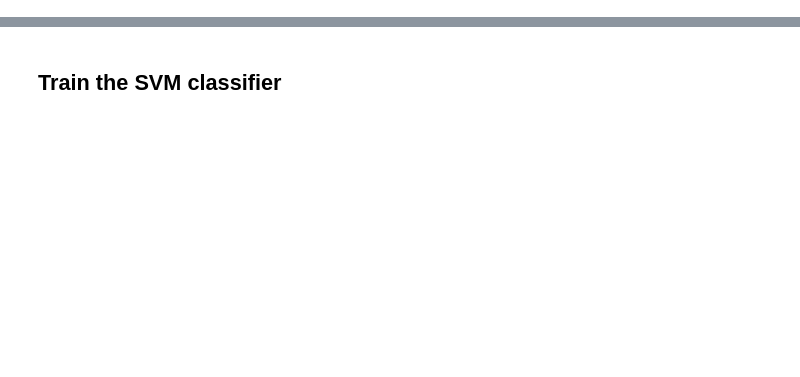
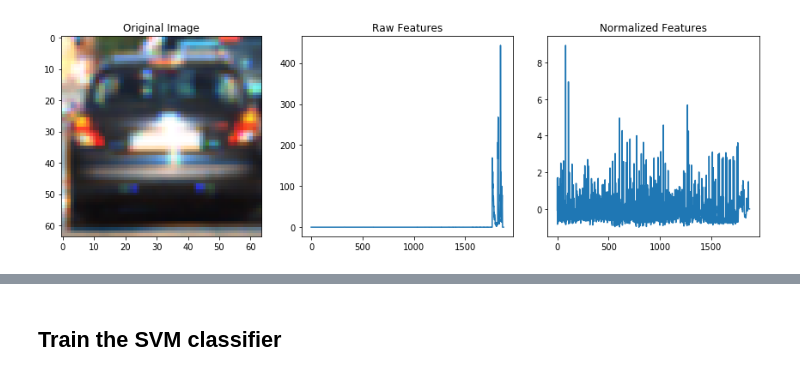
Before and after one commit to hassmuha/CarND-Vehicle-Detection-Submit, a Jupyter notebook: main.ipynb, the cells around one changed output, grey strips where cells are left out. Cells and saved outputs as stored; diff of their text form; code cells hidden in the pictures; blank space fills up the shorter version.

```diff
--- a/main.ipynb
+++ b/main.ipynb
@@ -154,0 +207,91 @@ Text(0.5,1,'HOG Visualization')
+# %%
+###### TODO ###########
+# Define a function to extract features from a list of images
+# Have this function call bin_spatial() and color_hist()
+def extract_features(imgs, cspace='HLS', spatial_size=(32, 32),
+                     orient = 9, pix_per_cell = 8, cell_per_block = 2,
+                     hist_bins=32, hist_range=(0, 256)):
+    # Create a list to append feature vectors to
+    features = []
+    count = 0
+    # Iterate through the list of images
+    for file in imgs:
+        # Read in each one by one
+        #print(count)
+        count = count+1
+        image = mpimg.imread(file)
+        #apply appropriate scaling, as training samples are png so scale them up to 255
+        image = np.uint8(image*255)
+        # Convert to HLS color space, resize to 32x32 and separate the channels
+        #yuv_resize32 = bin_spatial(image, color_space='YUV', size=spatial_size)
+        #y_channel = yuv_resize32[:,:,0]
+
+
+
+         # Convert to HLS color space, resize to 32x32 and separate the channels
+        hls_resize32 = bin_spatial(image, color_space='HLS', size=spatial_size)
+        #hls = cv2.cvtColor(image, cv2.COLOR_RGB2HLS).astype(np.float)
+        h_channel = hls_resize32[:,:,0]
+        l_channel = hls_resize32[:,:,1]
+        s_channel = hls_resize32[:,:,2]
+
+        # Call our function with vis=True to see an image output
+        hog_features = get_hog_features(l_channel, orient,
+                                pix_per_cell, cell_per_block,
+                                vis=False, feature_vec=False)
+        hog_features = hog_features.ravel()
+
+        # histogram of S plane
+        hist_features_S = channel_hist(s_channel, nbins=hist_bins, bins_range=hist_range)
+        hist_features_S = hist_features_S[10:]
+
+        # histogram of H plane
+        hist_features_H = channel_hist(h_channel, nbins=hist_bins, bins_range=hist_range)
+        hist_features_H = hist_features_H[:-8]
+        #print(hist_features_H)
+
+
+        #concatenate the features to one feature vector
+        feature_vector = np.concatenate((hog_features, hist_features_S, hist_features_H))
+        #feature_vector = hog_features
+
+        # Append the new feature vector to the features list
+        features.append(feature_vector)
+    # Return list of feature vectors
+    return features
+
+
+car_features = extract_features(cars, cspace='HLS', spatial_size=(64, 64),
+                        orient = 9, pix_per_cell = 8, cell_per_block = 2,
+                        hist_bins=64, hist_range=(0, 256))
+print(np.shape(car_features))
+notcar_features = extract_features(notcars, cspace='HLS', spatial_size=(64, 64),
+                        orient = 9, pix_per_cell = 8, cell_per_block = 2,
+                        hist_bins=64, hist_range=(0, 256))
+print(np.shape(notcar_features))
+
+
+if len(car_features) > 0:
+    # Create an array stack of feature vectors
+    X = np.vstack((car_features, notcar_features)).astype(np.float64)
+    # Fit a per-column scaler
+    X_scaler = StandardScaler().fit(X)
+    # Apply the scaler to X
+    scaled_X = X_scaler.transform(X)
+    car_ind = np.random.randint(0, len(cars))
+    # Plot an example of raw and scaled features
+    fig = plt.figure(figsize=(12,4))
+    plt.subplot(131)
+    plt.imshow(mpimg.imread(cars[car_ind]))
+    plt.title('Original Image')
+    plt.subplot(132)
+    plt.plot(X[car_ind])
+    plt.title('Raw Features')
+    plt.subplot(133)
+    plt.plot(scaled_X[car_ind])
+    plt.title('Normalized Features')
+    fig.tight_layout()
+    plt.savefig('result/Normalization_example.jpg')
+else:
+    print('Your function only returns empty feature vectors...')
+# %% [output]
@@ -155 +302,2 @@ Text(0.5,1,'HOG Visualization')
+[figure, added]
 # %% [markdown]
```
Also changed, not shown: parts of 13 cells of this notebook.
